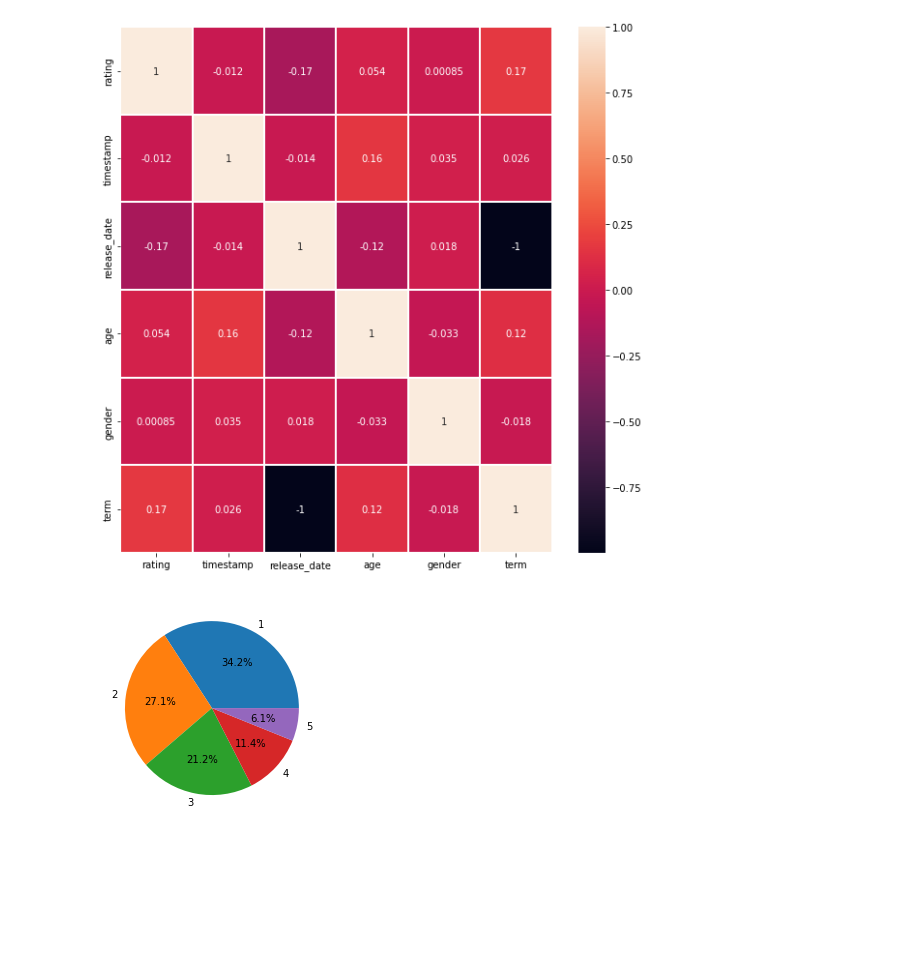
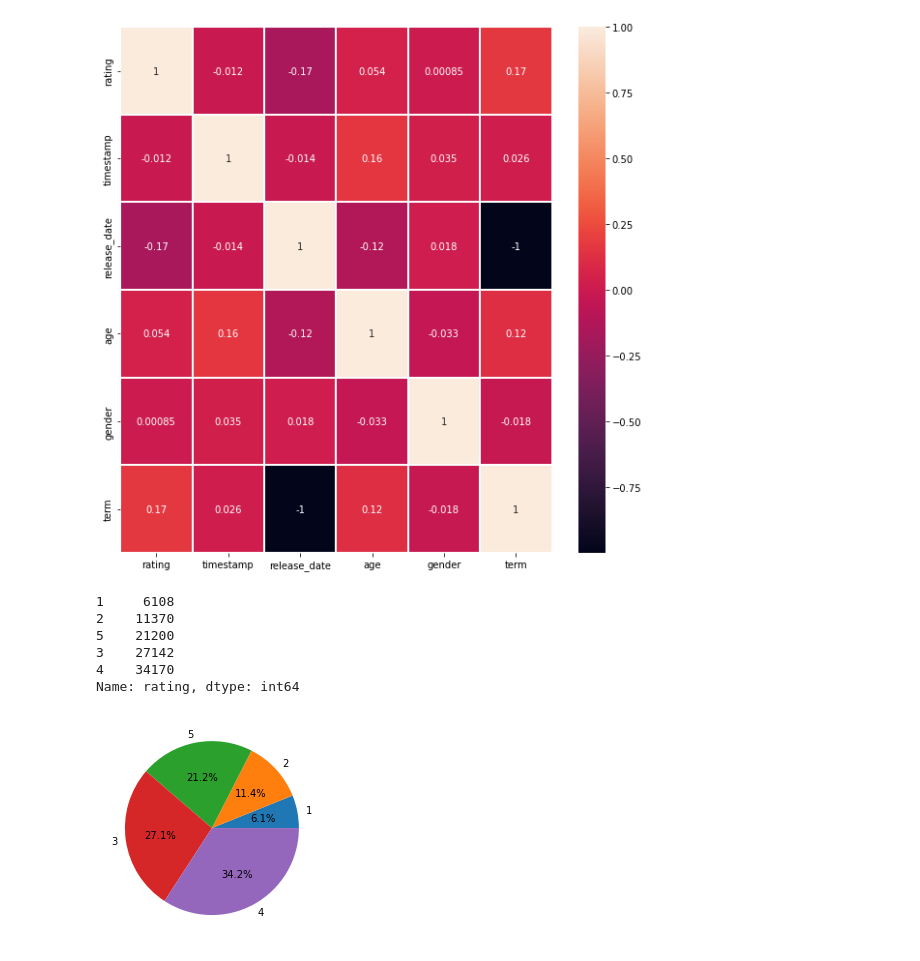
Before and after one commit to hyunj941031/project2_1, a Jupyter notebook: project2_1_EDA.ipynb, the cells around one changed output. Saved outputs shown, nothing was run; the diff lists cells and outputs as text; code cells hidden in the pictures; blank space fills up the shorter version.

```diff
--- a/project2_1_EDA.ipynb
+++ b/project2_1_EDA.ipynb
@@ -160,9 +160,18 @@ sns.heatmap(data.drop(columns=genre+['item_id','user_id']).corr(), annot=True, l
 plt.show()
 # %% [output]
 [figure]
+# %%
+data.rating.value_counts().sort_values()
+# %% [output]
+1     6108
+2    11370
+5    21200
+3    27142
+4    34170
+Name: rating, dtype: int64
 # %%
-plt.pie(data.rating.value_counts(), labels=[1,2,3,4,5], autopct='%.1f%%')
+plt.pie(data.rating.value_counts().sort_values(), labels=data.rating.value_counts().sort_values().index, autopct='%.1f%%')
 plt.show()
 # %% [output]
-[figure, old version]
+[figure, new version]
 # %%
```
Also changed, not shown: parts of 2 cells of this notebook.
